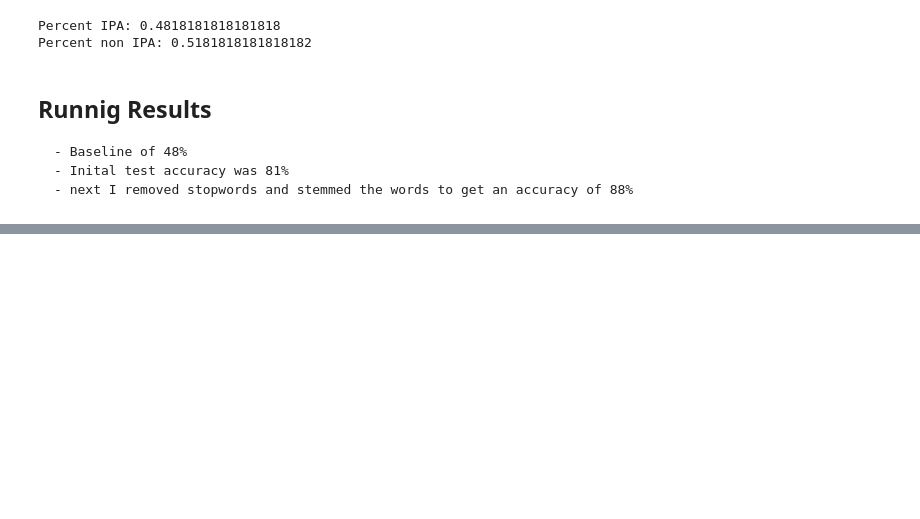
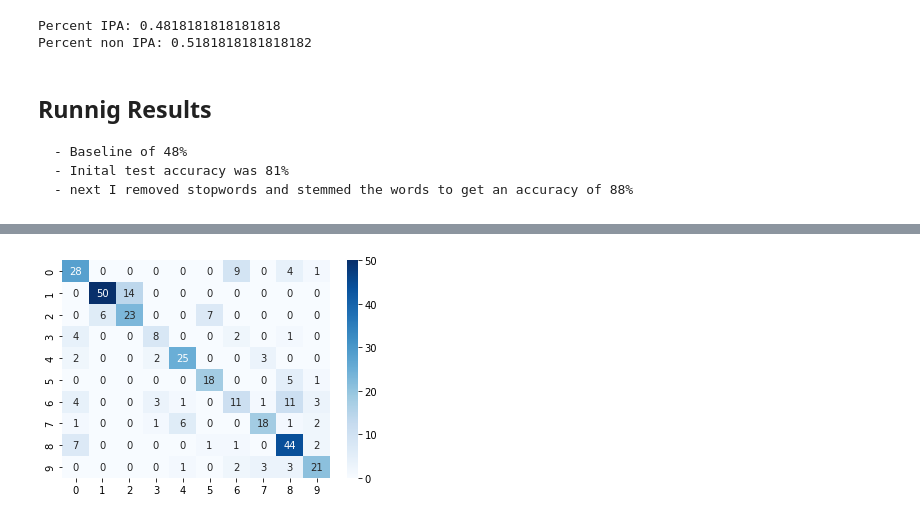
Before and after one commit to tyler-jumper/Craft-Beer-Classifier, a Jupyter notebook: NLP Model.ipynb, the cells around one changed output, grey strips where cells are left out. Drawn from its saved outputs; the diff is of its cells as text; code cells hidden in the pictures; blank space fills up the shorter version.

```diff
--- a/NLP Model.ipynb
+++ b/NLP Model.ipynb
@@ -177,0 +239,17 @@ Percent non IPA: 0.5181818181818182
+# %%
+feature_cols = ['ABV', 'IBU', 'SRM']
+X = df[feature_cols]
+y = df['type']
+# %%
+#from sklearn.model_selection import train_test_split
+X_train, X_test, y_train, y_test = train_test_split(X, y,test_size=.2, random_state=99,stratify=y)
+# %%
+from sklearn.preprocessing import StandardScaler
+scaler = StandardScaler()
+X_train = scaler.fit_transform(X_train)
+X_test = scaler.transform(X_test)
+# %%
+from sklearn import svm
+svc = svm.SVC()
+svc.fit(X_train, y_train)
+y_pred = svc.predict(X_test)
@@ -177,0 +266,5 @@ Percent non IPA: 0.5181818181818182
+# %%
+c = confusion_matrix(y_test, y_pred)
+sns.heatmap(c, annot=True,cmap='Blues');
+# %% [output]
+[figure, added]
```
Also changed, not shown: parts of 17 cells of this notebook, 2 other files.
